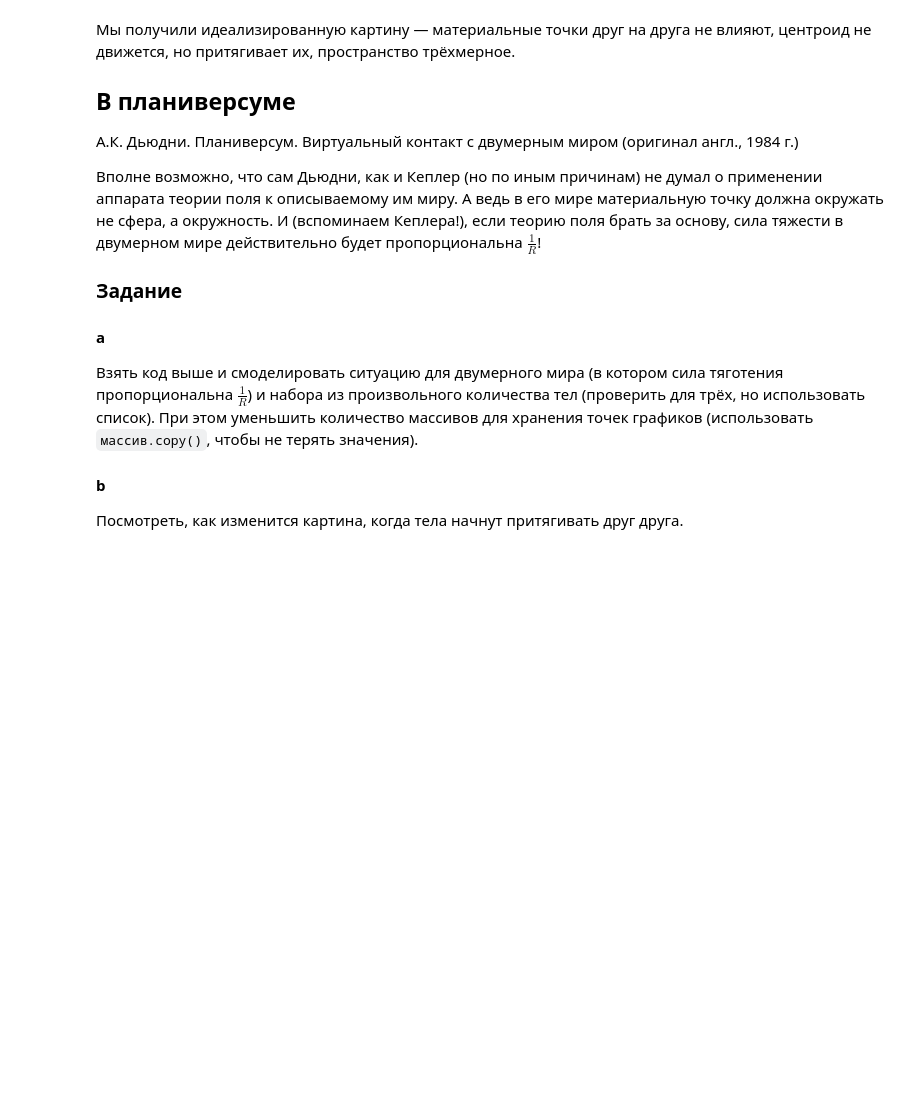
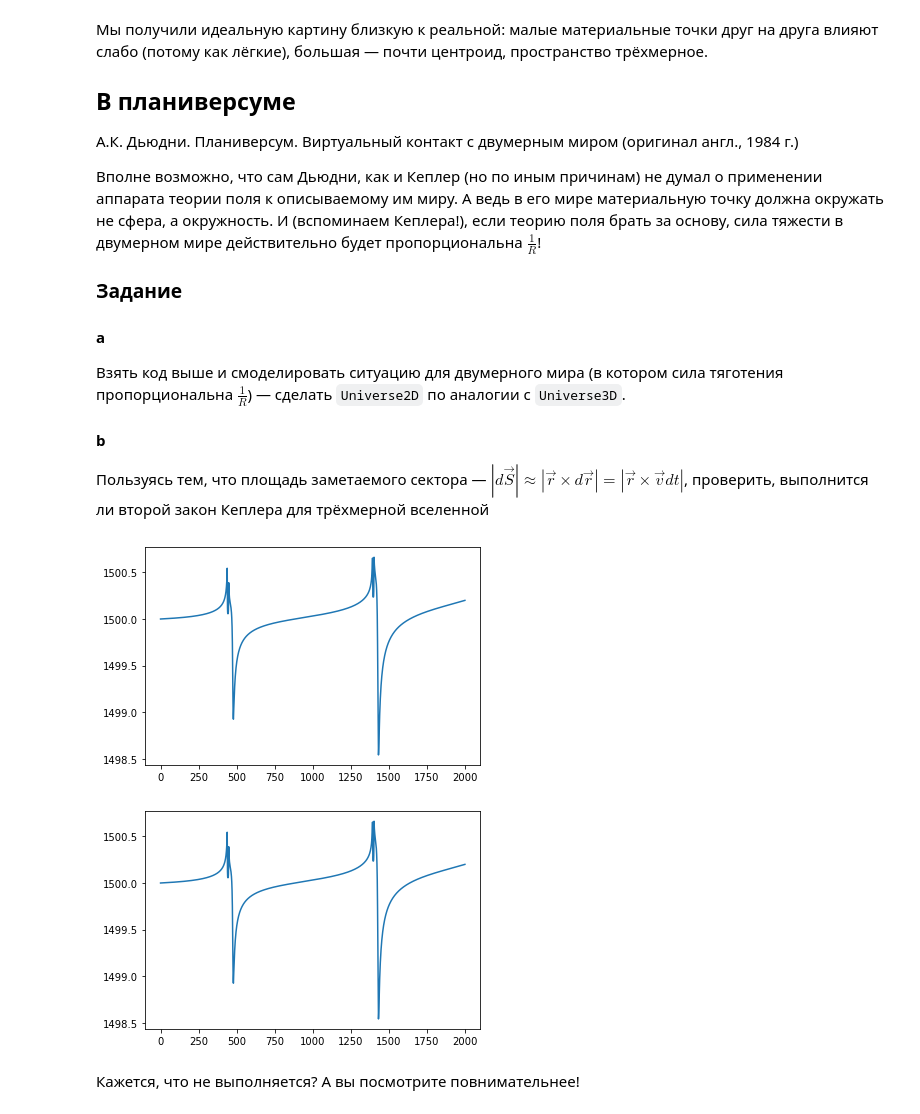
Before and after one commit to dluciv/python-intro-course, a Jupyter notebook: docs/jupiter-notebooks/04.kepler.ipynb, the cells around one changed output. Saved outputs shown, nothing was run; the diff lists cells and outputs as text; code cells hidden in the pictures; blank space fills up the shorter version.

```diff
--- a/docs/jupiter-notebooks/04.kepler.ipynb
+++ b/docs/jupiter-notebooks/04.kepler.ipynb
@@ -100,5 +138,5 @@ plt.show()
 # %% [markdown]
-Мы получили идеализированную картину — материальные точки друг на друга не влияют, центроид не движется, но притягивает их, пространство трёхмерное.
+Мы получили идеальную картину близкую к реальной: малые материальные точки друг на друга влияют слабо (потому как лёгкие), большая — почти центроид, пространство трёхмерное.
 
 ## В планиверсуме
 
@@ -110,8 +148,16 @@ plt.show()
 
 #### a
 
-Взять код выше и смоделировать ситуацию для двумерного мира (в котором сила тяготения пропорциональна $\frac{1}{R}$) и набора из произвольного количества тел (проверить для трёх, но использовать список). При этом уменьшить количество массивов для хранения точек графиков (использовать `массив.copy()`, чтобы не терять значения).
+Взять код выше и смоделировать ситуацию для двумерного мира (в котором сила тяготения пропорциональна $\frac{1}{R}$) — сделать `Universe2D` по аналогии с `Universe3D`.
 
 #### b
 
-Посмотреть, как изменится картина, когда тела начнут притягивать друг друга.
+Пользуясь тем, что площадь заметаемого сектора — $|d\vec{S}| \approx |\vec{r} \times d\vec{r}| = |\vec{r} \times \vec{v} dt|$, проверить, выполнится ли второй закон Кеплера для трёхмерной вселенной
+# %%
+for b in bodies[1:]:
+    ...  # посмотрите, выполняется ли второй закон Кеплера
+# %% [output]
+[figure, added]
+[figure, added]
+# %% [markdown]
+Кажется, что не выполняется? А вы посмотрите повнимательнее!
```
Also changed, not shown: parts of 3 cells of this notebook, 1 other file.
